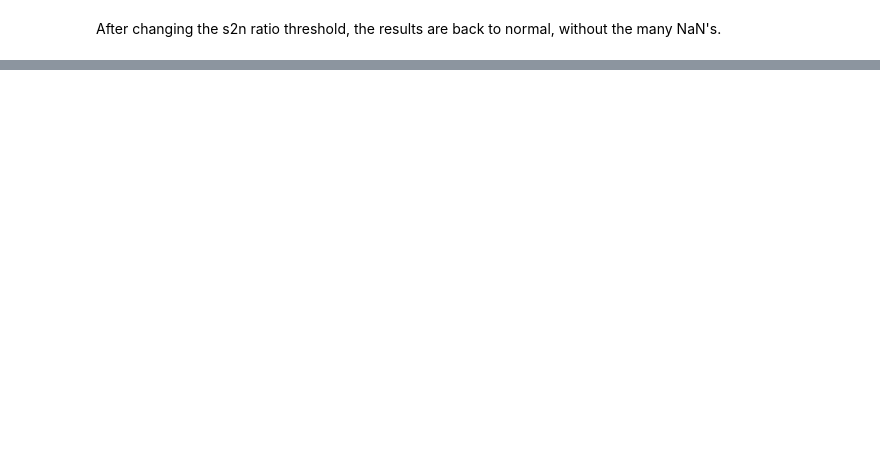
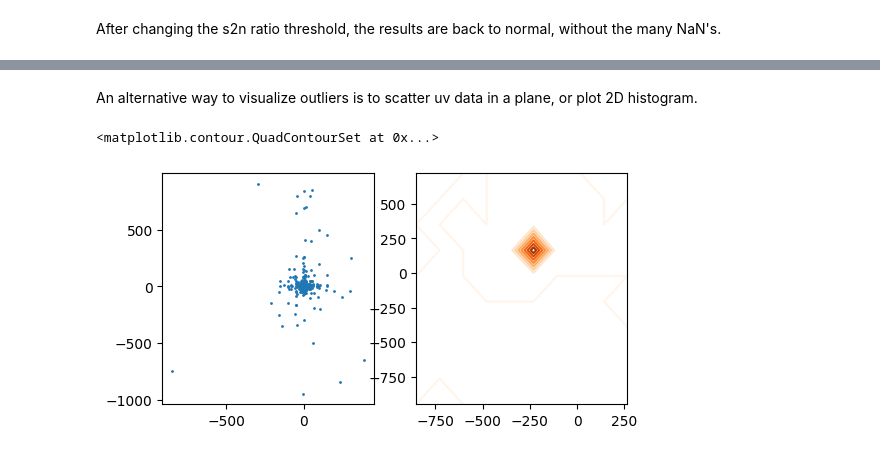
Before and after one commit to ZLoverty/DE, a Jupyter notebook: Code/PIV on DE images.ipynb, the cells around one changed output, grey strips where cells are left out. Drawn from its saved outputs; the diff is of its cells as text; code cells hidden in the pictures; blank space fills up the shorter version.

```diff
--- a/Code/PIV on DE images.ipynb
+++ b/Code/PIV on DE images.ipynb
@@ -364,0 +487,11 @@ After changing the s2n ratio threshold, the results are back to normal, without
+# %%
+n = 39
+with ND2Reader(r"D:\nd2\{:03d}.nd2".format(n)) as images:
+    I0 = images[0]
+cpiv_dict = loadmat(r"D:\nd2\PIV\{:03d}.mat".format(n))
+cpiv = compact_PIV(cpiv_dict)
+x, y, u, v = cpiv.get_frame(0)
+# %%
+pivData = pd.DataFrame({"x": x.flatten(), "y": y.flatten(), "u": u.flatten(), "v": v.flatten()})
+pivData["mag"] = (pivData.u ** 2 + pivData.v ** 2) ** 0.5
+pivData.hist("mag")
@@ -364,0 +508,15 @@ After changing the s2n ratio threshold, the results are back to normal, without
+# %% [markdown]
+An alternative way to visualize outliers is to scatter uv data in a plane, or plot 2D histogram.
+# %%
+pivData = pivData.dropna()
+# %%
+fig, ax = plt.subplots(ncols=2, figsize=(6, 3))
+# scatter plot
+ax[0].scatter(pivData.u, pivData.v, s=1)
+# 2D histogram
+
+H, xedges, yedges = np.histogram2d(pivData.u, pivData.v)
+ax[1].contour(xedges[:-1], yedges[:-1], H, cmap="Oranges")
+# %% [output]
+<matplotlib.contour.QuadContourSet at 0x...>
+[figure, added]
```
Also changed, not shown: parts of 37 cells of this notebook.
